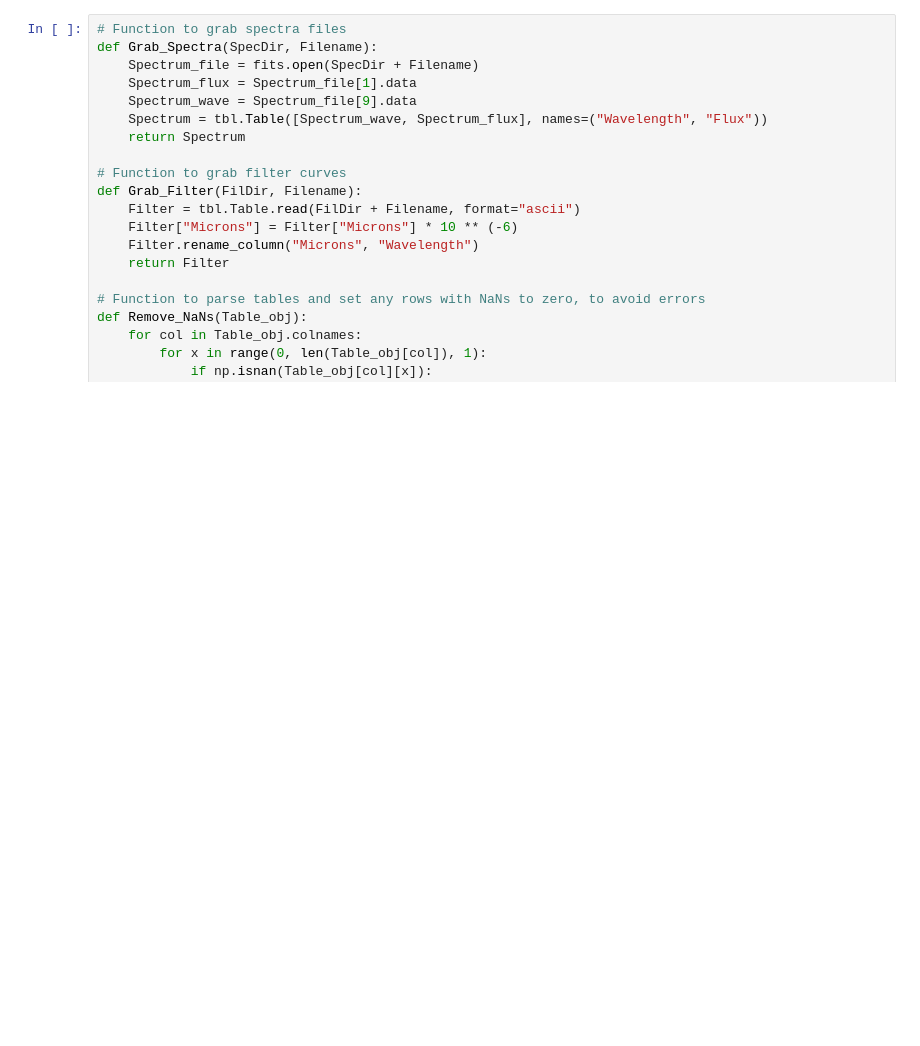
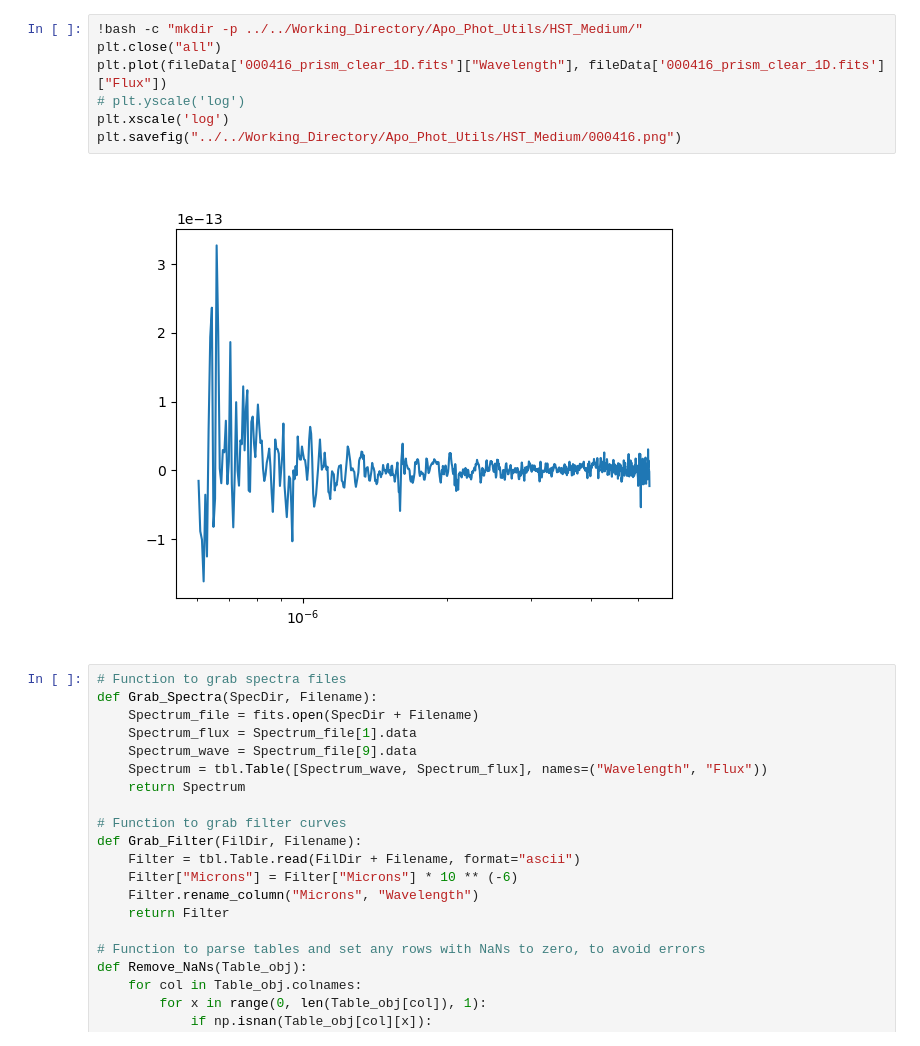
Before and after one commit to ImaanBontle/apo-phot, a Jupyter notebook: Utils/Filter_Throughput.ipynb, the cells around one changed output. Cells and saved outputs as stored; diff of their text form; blank space fills up the shorter version.

Commit message:
fix: added plots for each spectrum

```diff
--- a/Utils/Filter_Throughput.ipynb
+++ b/Utils/Filter_Throughput.ipynb
@@ -18,3 +62,12 @@ Done.
+# %%
+!bash -c "mkdir -p ../../Working_Directory/Apo_Phot_Utils/HST_Medium/"
+plt.close("all")
+plt.plot(fileData['000416_prism_clear_1D.fits']["Wavelength"], fileData['000416_prism_clear_1D.fits']["Flux"])
+# plt.yscale('log')
+plt.xscale('log')
+plt.savefig("../../Working_Directory/Apo_Phot_Utils/HST_Medium/000416.png")
+# %% [output]
+[figure, added]
 # %%
 # Function to grab spectra files
 def Grab_Spectra(SpecDir, Filename):
```
Also changed, not shown: parts of 2 cells of this notebook, 1 other file.
